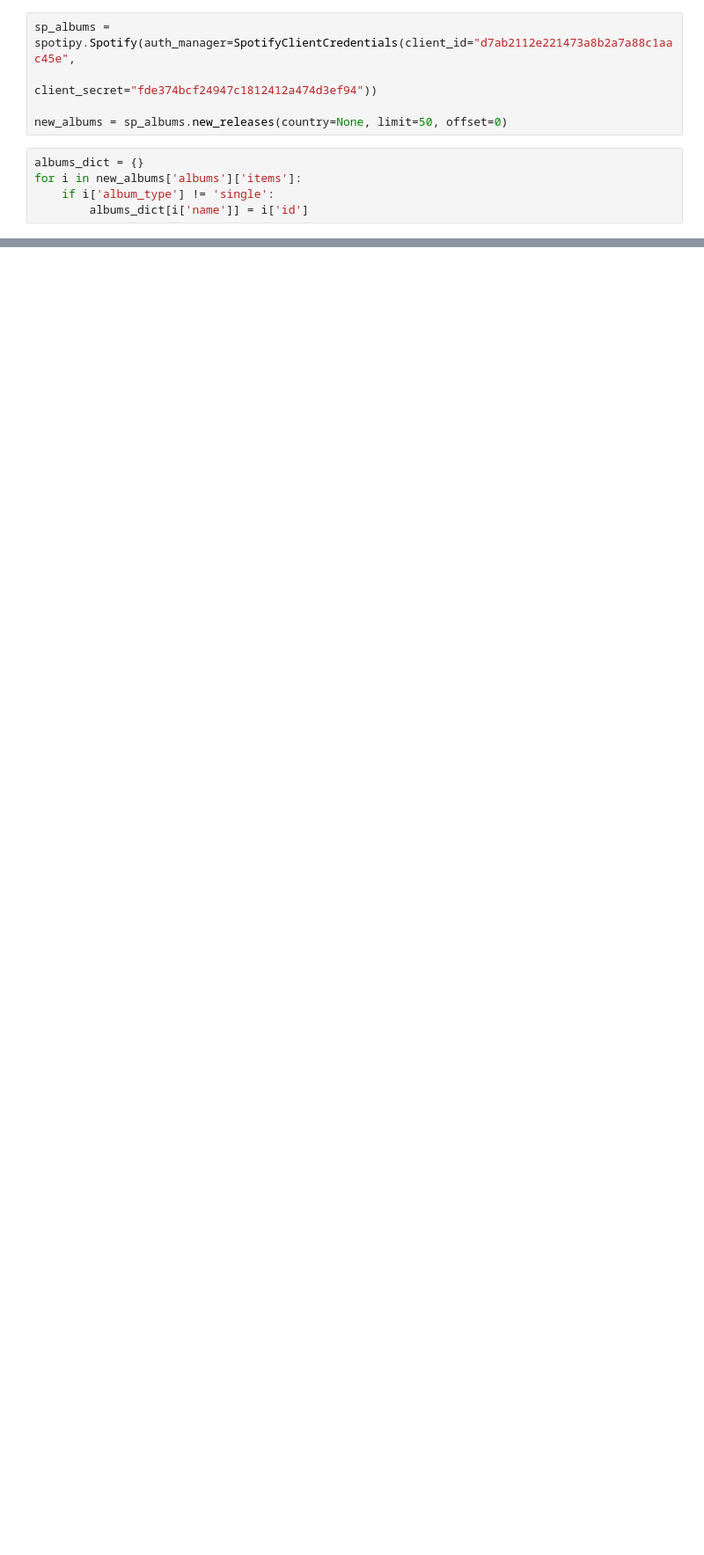
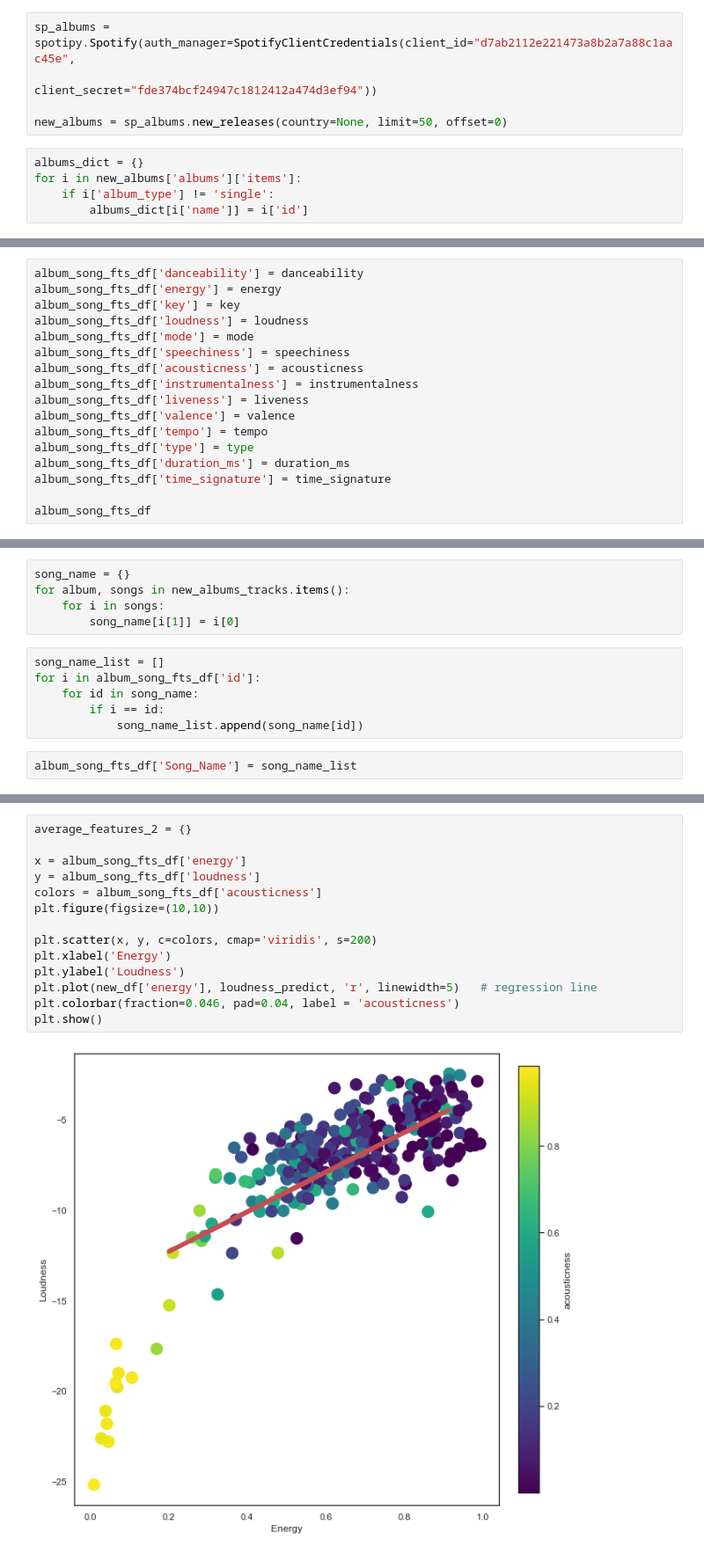
Before and after one commit to ConnorCallahan01/CSCI182, a Jupyter notebook: FinalProject/FinalProject.ipynb, the cells around one changed output, grey strips where cells are left out. Shown at 88% size. Cells and saved outputs as stored; diff of their text form; blank space fills up the shorter version.

```diff
--- a/FinalProject/FinalProject.ipynb
+++ b/FinalProject/FinalProject.ipynb
@@ -473,0 +508,17 @@ albumSongFeatures(new_albums_tracks, new_albums_tracks['Back For Everything'])
+# %%
+album_song_fts_df['danceability'] = danceability
+album_song_fts_df['energy'] = energy
+album_song_fts_df['key'] = key
+album_song_fts_df['loudness'] = loudness
+album_song_fts_df['mode'] = mode
+album_song_fts_df['speechiness'] = speechiness
+album_song_fts_df['acousticness'] = acousticness
+album_song_fts_df['instrumentalness'] = instrumentalness
+album_song_fts_df['liveness'] = liveness
+album_song_fts_df['valence'] = valence
+album_song_fts_df['tempo'] = tempo
+album_song_fts_df['type'] = type
+album_song_fts_df['duration_ms'] = duration_ms
+album_song_fts_df['time_signature'] = time_signature
+
+album_song_fts_df
@@ -473,0 +539,13 @@ albumSongFeatures(new_albums_tracks, new_albums_tracks['Back For Everything'])
+# %%
+song_name = {}
+for album, songs in new_albums_tracks.items():
+    for i in songs:
+        song_name[i[1]] = i[0]
+# %%
+song_name_list = []
+for i in album_song_fts_df['id']:
+    for id in song_name:
+        if i == id:
+            song_name_list.append(song_name[id])
+# %%
+album_song_fts_df['Song_Name'] = song_name_list
@@ -473,0 +555,16 @@ albumSongFeatures(new_albums_tracks, new_albums_tracks['Back For Everything'])
+# %%
+average_features_2 = {}
+
+x = album_song_fts_df['energy']
+y = album_song_fts_df['loudness']
+colors = album_song_fts_df['acousticness']
+plt.figure(figsize=(10,10))
+
+plt.scatter(x, y, c=colors, cmap='viridis', s=200)
+plt.xlabel('Energy')
+plt.ylabel('Loudness')
+plt.plot(new_df['energy'], loudness_predict, 'r', linewidth=5)   # regression line
+plt.colorbar(fraction=0.046, pad=0.04, label = 'acousticness')
+plt.show()
+# %% [output]
+[figure, added]
```
Also changed, not shown: parts of 15 cells of this notebook.
